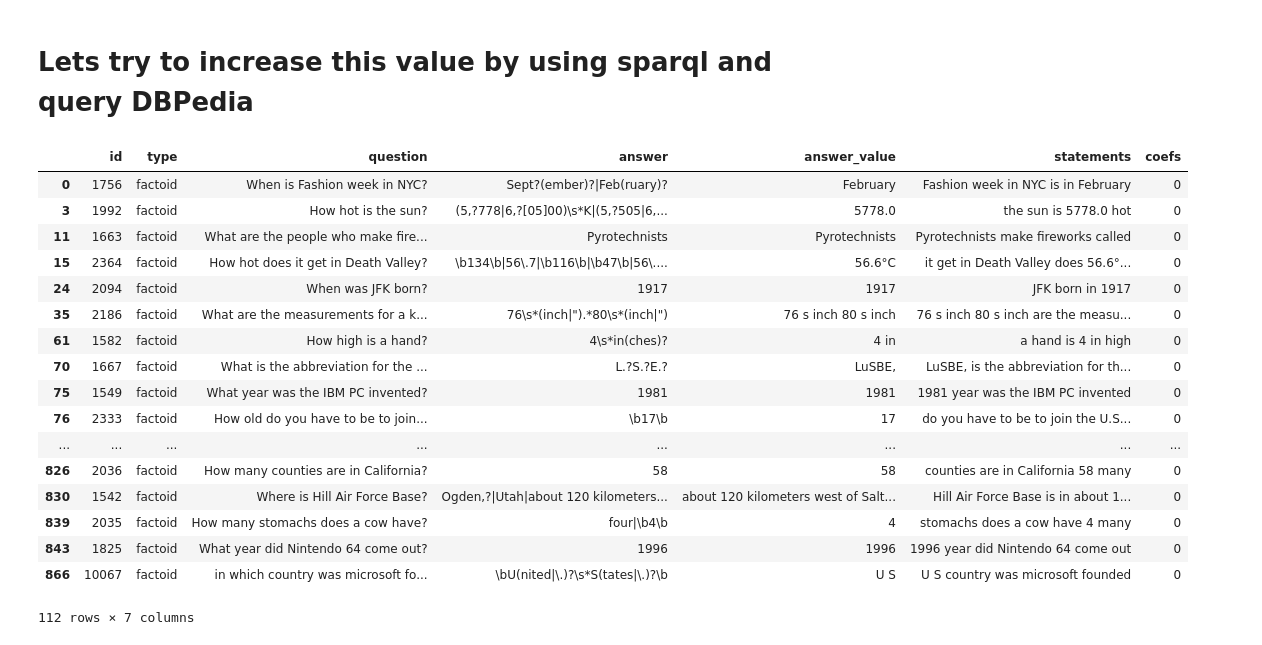
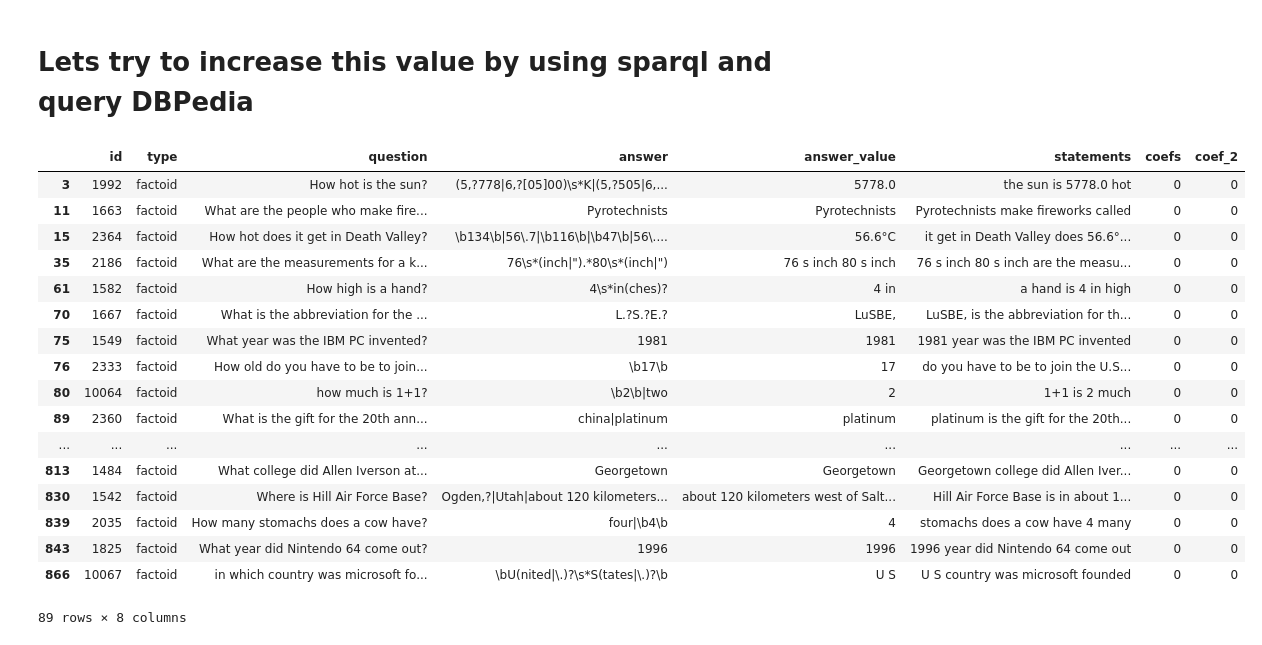
Before and after one commit to sudodoki/prj-nlp, a Jupyter notebook: students/Nazar/HW4/factoid/Fact checking.ipynb, the cells around one changed output. Saved outputs shown, nothing was run; the diff lists cells and outputs as text; code cells hidden in the pictures.

```diff
--- a/students/Nazar/HW4/factoid/Fact checking.ipynb
+++ b/students/Nazar/HW4/factoid/Fact checking.ipynb
@@ -85,18 +85,21 @@ def get_merget_entities(text):
 import wikipedia
 wikipedia.set_lang("en")
 # get data from wikipedia https://pypi.python.org/pypi/wikipedia
-def get_wiki_content(entity):
+def get_wiki_content(entity, pages_count):
     fined_page_names = wikipedia.search(entity)
     if len(fined_page_names)>0:
         try:
-            wiki_page = wikipedia.page(fined_page_names[0])
-            return wiki_page.content
+            content=[]
+            for page_name in fined_page_names[:pages_count]:
+                wiki_page = wikipedia.page(page_name)
+                content.append(wiki_page.content)
+            return '. '.join(content)
         except:
             return ''
     else:
         return ''
 
-get_wiki_content('Roosevelt Field (airport)')
+get_wiki_content('Roosevelt Field (airport)',2)
 # %% [output]
 'Roosevelt Field is a former airport, located 2.3 miles (3.7 km) east-southeast of Mineola, Long Island, New York. Originally called the Hempstead Plains Aerodrome, or sometimes Hempstead Plains field ...
 # %%
@@ -127,13 +130,25 @@ def check_true(text):
     true_counter=0
     entities = get_merget_entities(text)
     for entity in entities:
-        wiki_content = get_wiki_content(entity['entity_title'])
+        wiki_content = get_wiki_content(entity['entity_title'],1)
         wiki_sents = text_to_sents(wiki_content)
         for entity_2 in entities:
             if entity_2['mention']!=entity['mention']:
                 true_counter=true_counter+ get_comention_score_in_sents(entity_2['mention'],wiki_sents)
 
     return true_counter
+
+def check_true_by_original_entity(text):
+    true_counter=0
+    entities = get_merget_entities(text)
+    for entity in entities:
+        wiki_content = get_wiki_content(entity['mention'],5)
+        wiki_sents = text_to_sents(wiki_content)
+        for entity_2 in entities:
+            if entity_2['mention']!=entity['mention']:
+                true_counter=true_counter+ get_comention_score_in_sents(entity_2['mention'],wiki_sents)
+
+    return true_counter
 # %%
 check_true(statements[1])
 # %% [output]
@@ -184,0 +202,2 @@ next step is - use dependensy tree in matching entities inside abstract
+# %%
+step2_df = df[df['coefs']==0]
@@ -184,0 +238,6 @@ next step is - use dependensy tree in matching entities inside abstract
+# %%
+from tqdm import tqdm
+coefs = []
+for i in tqdm(range(step2_df.shape[0])):
+    coefs.append(check_true_by_original_entity(step2_df['statements'].values[i]))
+step2_df['coef_2']=coefs
@@ -185,23 +279,24 @@ next step is - use dependensy tree in matching entities inside abstract
 # %% [markdown]
 # Lets try to increase this value by using sparql and query DBPedia
-# %%
-df[df['coefs']==0]
-# %% [output]
-|  | id | type | question | answer | answer_value | statements | coefs |
-| 0 | 1756 | factoid | When is Fashion week in NYC? | Sept?(ember)?|Feb(ruary)? | February | Fashion week in NYC is in February | 0 |
-| 3 | 1992 | factoid | How hot is the sun? | (5,?778|6,?[05]00)\s*K|(5,?505|6,... | 5778.0 | the sun is 5778.0 hot | 0 |
-| 11 | 1663 | factoid | What are the people who make fire... | Pyrotechnists | Pyrotechnists | Pyrotechnists make fireworks called | 0 |
-| 15 | 2364 | factoid | How hot does it get in Death Valley? | \b134\b|56\.7|\b116\b|\b47\b|56\.... | 56.6°C | it get in Death Valley does 56.6°... | 0 |
-| 24 | 2094 | factoid | When was JFK born? | 1917 | 1917 | JFK born in 1917 | 0 |
-| 35 | 2186 | factoid | What are the measurements for a k... | 76\s*(inch|").*80\s*(inch|") | 76 s inch 80 s inch | 76 s inch 80 s inch are the measu... | 0 |
-| 61 | 1582 | factoid | How high is a hand? | 4\s*in(ches)? | 4 in | a hand is 4 in high | 0 |
-| 70 | 1667 | factoid | What is the abbreviation for the ... | L.?S.?E.? | LuSBE, | LuSBE, is the abbreviation for th... | 0 |
-| 75 | 1549 | factoid | What year was the IBM PC invented? | 1981 | 1981 | 1981 year was the IBM PC invented | 0 |
-| 76 | 2333 | factoid | How old do you have to be to join... | \b17\b | 17 | do you have to be to join the U.S... | 0 |
-| ... | ... | ... | ... | ... | ... | ... | ... |
-| 826 | 2036 | factoid | How many counties are in California? | 58 | 58 | counties are in California 58 many | 0 |
-| 830 | 1542 | factoid | Where is Hill Air Force Base? | Ogden,?|Utah|about 120 kilometers... | about 120 kilometers west of Salt... | Hill Air Force Base is in about 1... | 0 |
-| 839 | 2035 | factoid | How many stomachs does a cow have? | four|\b4\b | 4 | stomachs does a cow have 4 many | 0 |
-| 843 | 1825 | factoid | What year did Nintendo 64 come out? | 1996 | 1996 | 1996 year did Nintendo 64 come out | 0 |
-| 866 | 10067 | factoid | in which country was microsoft fo... | \bU(nited|\.)?\s*S(tates|\.)?\b | U S | U S country was microsoft founded | 0 |
-112 rows × 7 columns
+# %%
+step3_df = step2_df[step2_df['coef_2']==0]
+step3_df
+# %% [output]
+|  | id | type | question | answer | answer_value | statements | coefs | coef_2 |
+| 3 | 1992 | factoid | How hot is the sun? | (5,?778|6,?[05]00)\s*K|(5,?505|6,... | 5778.0 | the sun is 5778.0 hot | 0 | 0 |
+| 11 | 1663 | factoid | What are the people who make fire... | Pyrotechnists | Pyrotechnists | Pyrotechnists make fireworks called | 0 | 0 |
+| 15 | 2364 | factoid | How hot does it get in Death Valley? | \b134\b|56\.7|\b116\b|\b47\b|56\.... | 56.6°C | it get in Death Valley does 56.6°... | 0 | 0 |
+| 35 | 2186 | factoid | What are the measurements for a k... | 76\s*(inch|").*80\s*(inch|") | 76 s inch 80 s inch | 76 s inch 80 s inch are the measu... | 0 | 0 |
+| 61 | 1582 | factoid | How high is a hand? | 4\s*in(ches)? | 4 in | a hand is 4 in high | 0 | 0 |
+| 70 | 1667 | factoid | What is the abbreviation for the ... | L.?S.?E.? | LuSBE, | LuSBE, is the abbreviation for th... | 0 | 0 |
+| 75 | 1549 | factoid | What year was the IBM PC invented? | 1981 | 1981 | 1981 year was the IBM PC invented | 0 | 0 |
+| 76 | 2333 | factoid | How old do you have to be to join... | \b17\b | 17 | do you have to be to join the U.S... | 0 | 0 |
+| 80 | 10064 | factoid | how much is 1+1? | \b2\b|two | 2 | 1+1 is 2 much | 0 | 0 |
+| 89 | 2360 | factoid | What is the gift for the 20th ann... | china|platinum | platinum | platinum is the gift for the 20th... | 0 | 0 |
+| ... | ... | ... | ... | ... | ... | ... | ... | ... |
+| 813 | 1484 | factoid | What college did Allen Iverson at... | Georgetown | Georgetown | Georgetown college did Allen Iver... | 0 | 0 |
+| 830 | 1542 | factoid | Where is Hill Air Force Base? | Ogden,?|Utah|about 120 kilometers... | about 120 kilometers west of Salt... | Hill Air Force Base is in about 1... | 0 | 0 |
+| 839 | 2035 | factoid | How many stomachs does a cow have? | four|\b4\b | 4 | stomachs does a cow have 4 many | 0 | 0 |
+| 843 | 1825 | factoid | What year did Nintendo 64 come out? | 1996 | 1996 | 1996 year did Nintendo 64 come out | 0 | 0 |
+| 866 | 10067 | factoid | in which country was microsoft fo... | \bU(nited|\.)?\s*S(tates|\.)?\b | U S | U S country was microsoft founded | 0 | 0 |
+89 rows × 8 columns
```
Also changed, not shown: parts of 24 cells of this notebook.
